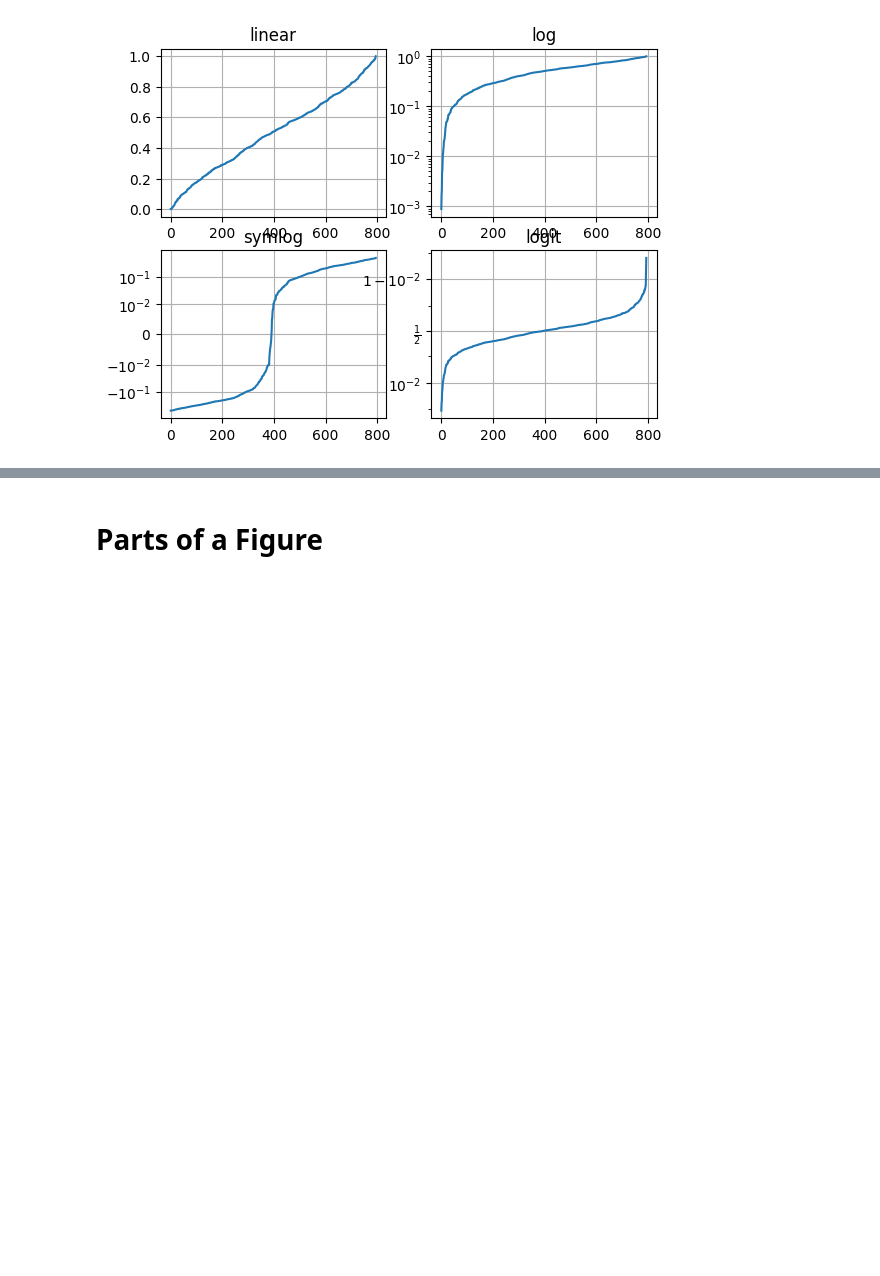
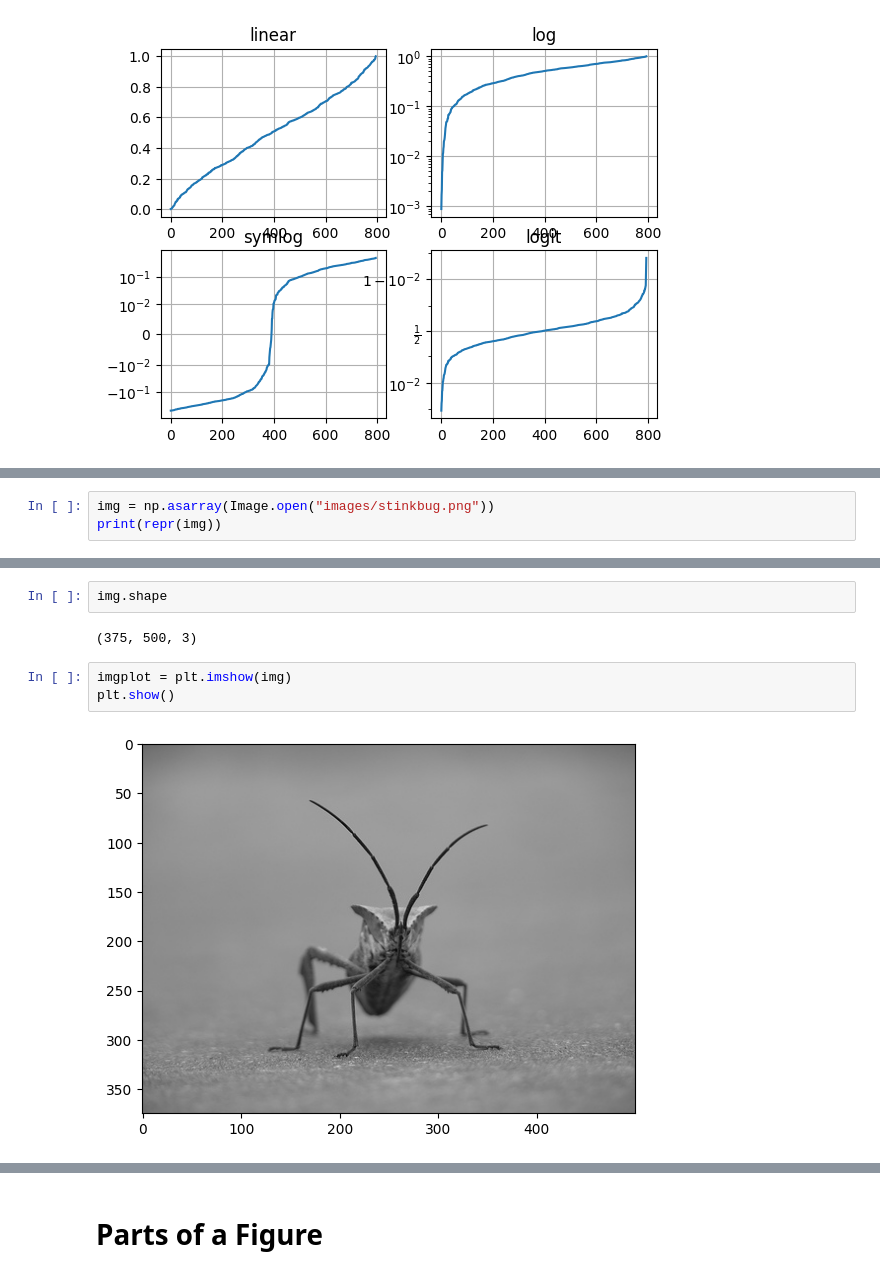
Before and after one commit to sangthebui/EDA, a Jupyter notebook: matplotlib_practice.ipynb, the cells around one changed output, grey strips where cells are left out. Saved outputs shown, nothing was run; the diff lists cells and outputs as text; blank space fills up the shorter version.

```diff
--- a/matplotlib_practice.ipynb
+++ b/matplotlib_practice.ipynb
@@ -214,0 +339,3 @@ plt.show()
+# %%
+img = np.asarray(Image.open("images/stinkbug.png"))
+print(repr(img))
@@ -214,0 +365,9 @@ plt.show()
+# %%
+img.shape
+# %% [output]
+(375, 500, 3)
+# %%
+imgplot = plt.imshow(img)
+plt.show()
+# %% [output]
+[figure, added]
```
Also changed, not shown: parts of 146 cells of this notebook, 3 other files.
